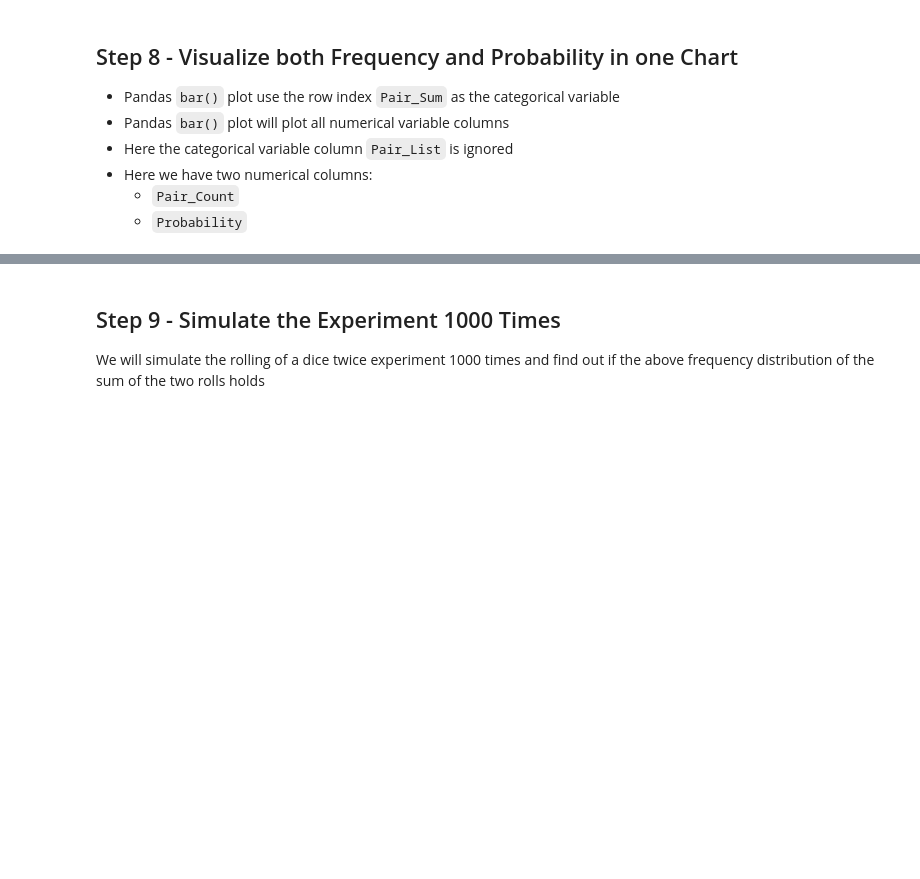
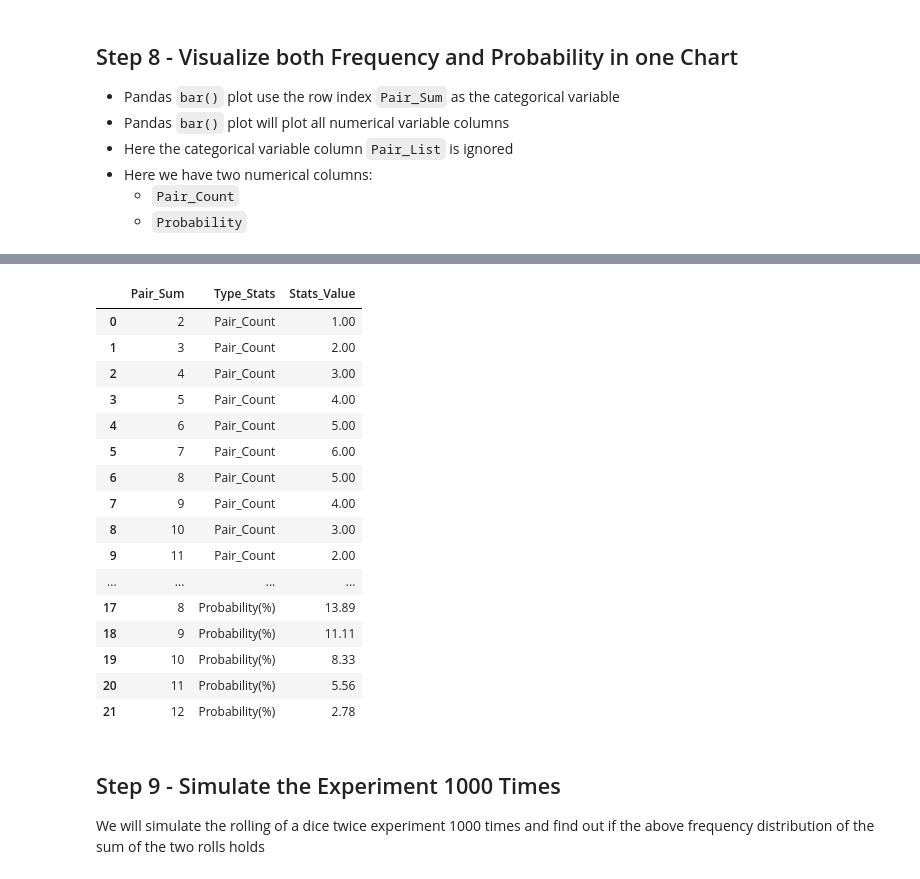
Before and after one commit to DATA-690-SPRING-2022/jay_data690, a Jupyter notebook: roll_dice.ipynb, the cells around one changed output, grey strips where cells are left out. Cells and saved outputs as stored; diff of their text form; code cells hidden in the pictures; blank space fills up the shorter version.

```diff
--- a/roll_dice.ipynb
+++ b/roll_dice.ipynb
@@ -218,0 +234,24 @@ Text(0, 0.5, 'Probability')
+# %%
+# Melt the data frame from the wide form to a long form
+
+df_melt = df_agg.melt(id_vars="Pair_Sum", var_name="Type_Stats", value_name="Stats_Value", value_vars=["Pair_Count",	"Probability(%)"])
+
+df_melt
+# %% [output]
+|  | Pair_Sum | Type_Stats | Stats_Value |
+| 0 | 2 | Pair_Count | 1.00 |
+| 1 | 3 | Pair_Count | 2.00 |
+| 2 | 4 | Pair_Count | 3.00 |
+| 3 | 5 | Pair_Count | 4.00 |
+| 4 | 6 | Pair_Count | 5.00 |
+| 5 | 7 | Pair_Count | 6.00 |
+| 6 | 8 | Pair_Count | 5.00 |
+| 7 | 9 | Pair_Count | 4.00 |
+| 8 | 10 | Pair_Count | 3.00 |
+| 9 | 11 | Pair_Count | 2.00 |
+| ... | ... | ... | ... |
+| 17 | 8 | Probability(%) | 13.89 |
+| 18 | 9 | Probability(%) | 11.11 |
+| 19 | 10 | Probability(%) | 8.33 |
+| 20 | 11 | Probability(%) | 5.56 |
+| 21 | 12 | Probability(%) | 2.78 |
```
Also changed, not shown: parts of 19 cells of this notebook.
